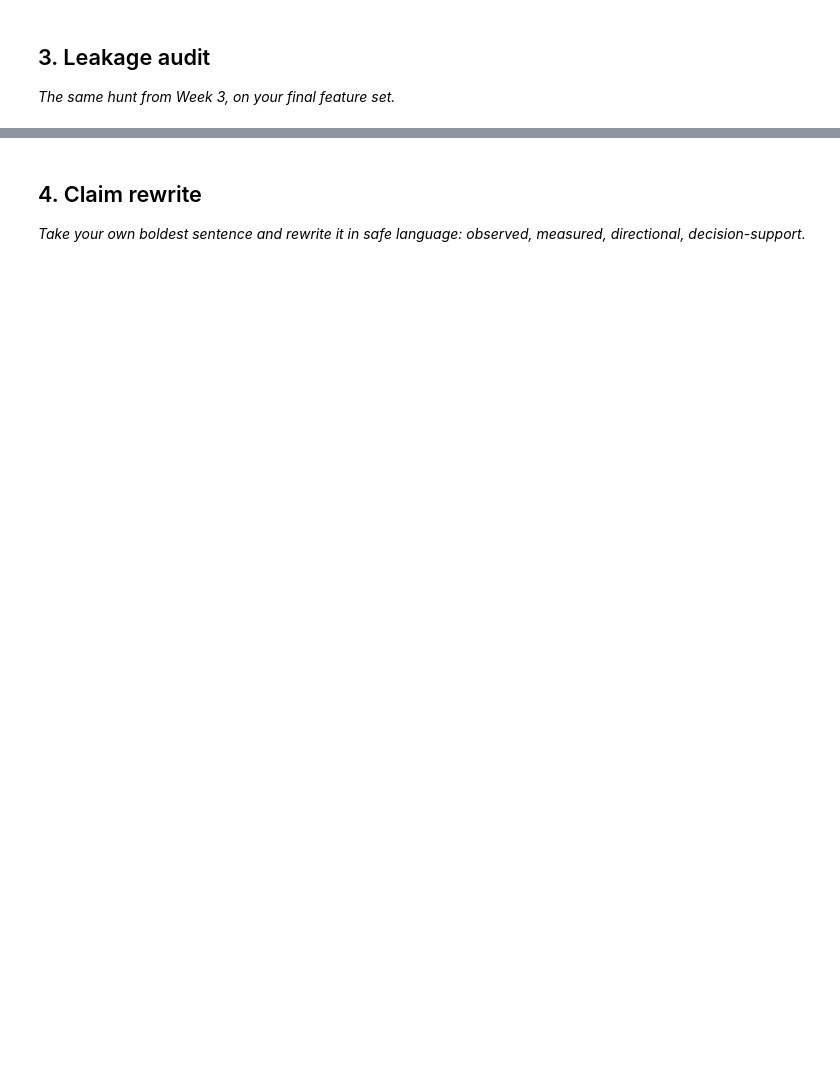
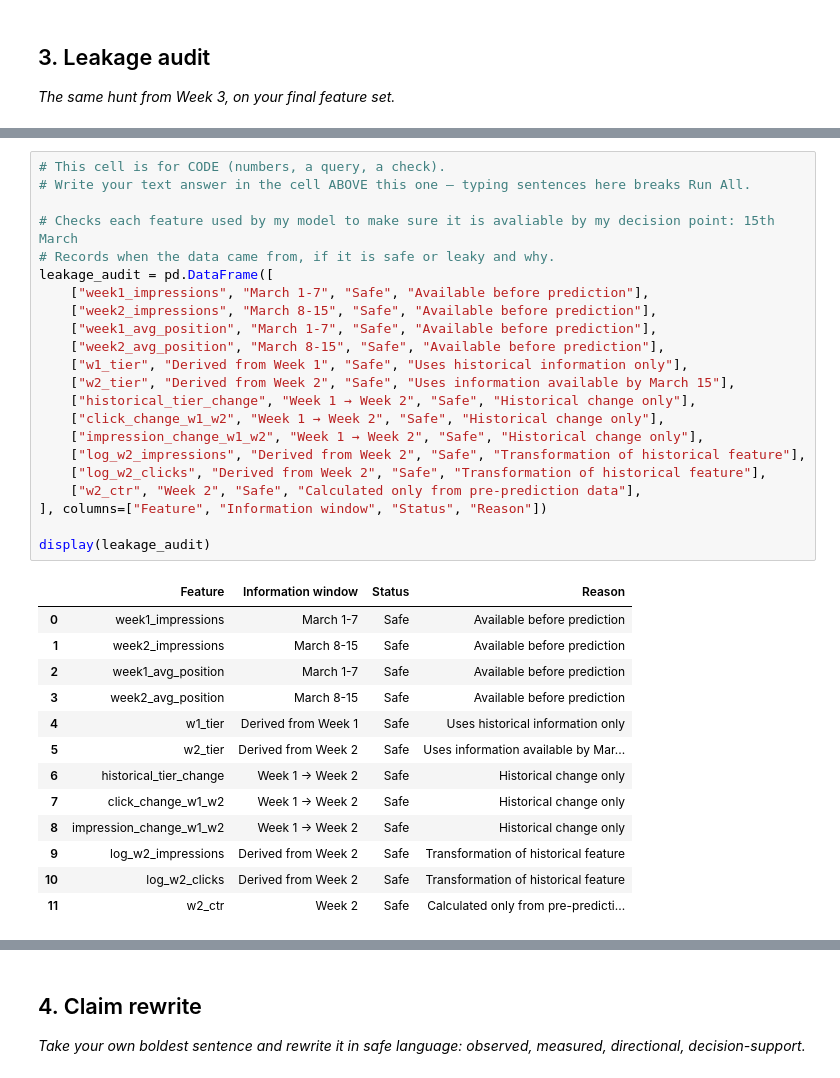
Before and after one commit to JasperOwen/flyrank-ml-internship, a Jupyter notebook: work/notebooks/w06_validation_audit.ipynb, the cells around one changed output, grey strips where cells are left out. Cells and saved outputs as stored; diff of their text form; blank space fills up the shorter version.

```diff
--- a/work/notebooks/w06_validation_audit.ipynb
+++ b/work/notebooks/w06_validation_audit.ipynb
@@ -29,0 +263,36 @@ This skeleton is yours to fill. Work the sections **in order** — each one has
+# %%
+# This cell is for CODE (numbers, a query, a check).
+# Write your text answer in the cell ABOVE this one — typing sentences here breaks Run All.
+
+# Checks each feature used by my model to make sure it is avaliable by my decision point: 15th March
+# Records when the data came from, if it is safe or leaky and why.
+leakage_audit = pd.DataFrame([
+    ["week1_impressions", "March 1-7", "Safe", "Available before prediction"],
+    ["week2_impressions", "March 8-15", "Safe", "Available before prediction"],
+    ["week1_avg_position", "March 1-7", "Safe", "Available before prediction"],
+    ["week2_avg_position", "March 8-15", "Safe", "Available before prediction"],
+    ["w1_tier", "Derived from Week 1", "Safe", "Uses historical information only"],
+    ["w2_tier", "Derived from Week 2", "Safe", "Uses information available by March 15"],
+    ["historical_tier_change", "Week 1 → Week 2", "Safe", "Historical change only"],
+    ["click_change_w1_w2", "Week 1 → Week 2", "Safe", "Historical change only"],
+    ["impression_change_w1_w2", "Week 1 → Week 2", "Safe", "Historical change only"],
+    ["log_w2_impressions", "Derived from Week 2", "Safe", "Transformation of historical feature"],
+    ["log_w2_clicks", "Derived from Week 2", "Safe", "Transformation of historical feature"],
+    ["w2_ctr", "Week 2", "Safe", "Calculated only from pre-prediction data"],
+], columns=["Feature", "Information window", "Status", "Reason"])
+
+display(leakage_audit)
+# %% [output]
+|  | Feature | Information window | Status | Reason |
+| 0 | week1_impressions | March 1-7 | Safe | Available before prediction |
+| 1 | week2_impressions | March 8-15 | Safe | Available before prediction |
+| 2 | week1_avg_position | March 1-7 | Safe | Available before prediction |
+| 3 | week2_avg_position | March 8-15 | Safe | Available before prediction |
+| 4 | w1_tier | Derived from Week 1 | Safe | Uses historical information only |
+| 5 | w2_tier | Derived from Week 2 | Safe | Uses information available by Mar... |
+| 6 | historical_tier_change | Week 1 → Week 2 | Safe | Historical change only |
+| 7 | click_change_w1_w2 | Week 1 → Week 2 | Safe | Historical change only |
+| 8 | impression_change_w1_w2 | Week 1 → Week 2 | Safe | Historical change only |
+| 9 | log_w2_impressions | Derived from Week 2 | Safe | Transformation of historical feature |
+| 10 | log_w2_clicks | Derived from Week 2 | Safe | Transformation of historical feature |
+| 11 | w2_ctr | Week 2 | Safe | Calculated only from pre-predicti... |
```
Also changed, not shown: parts of 21 cells of this notebook.
